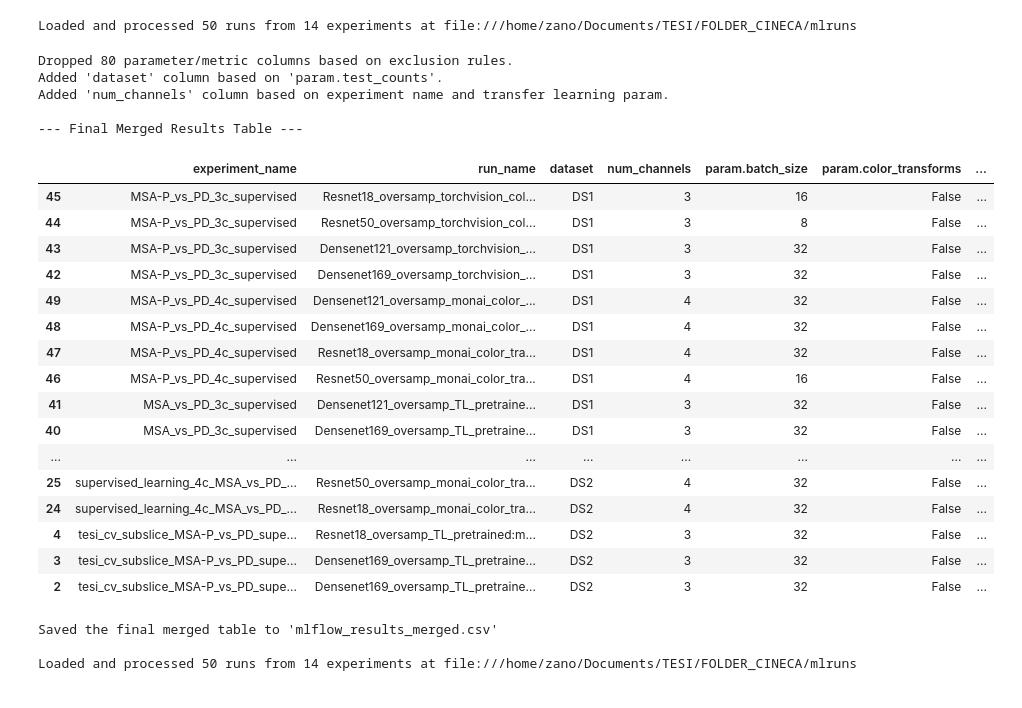
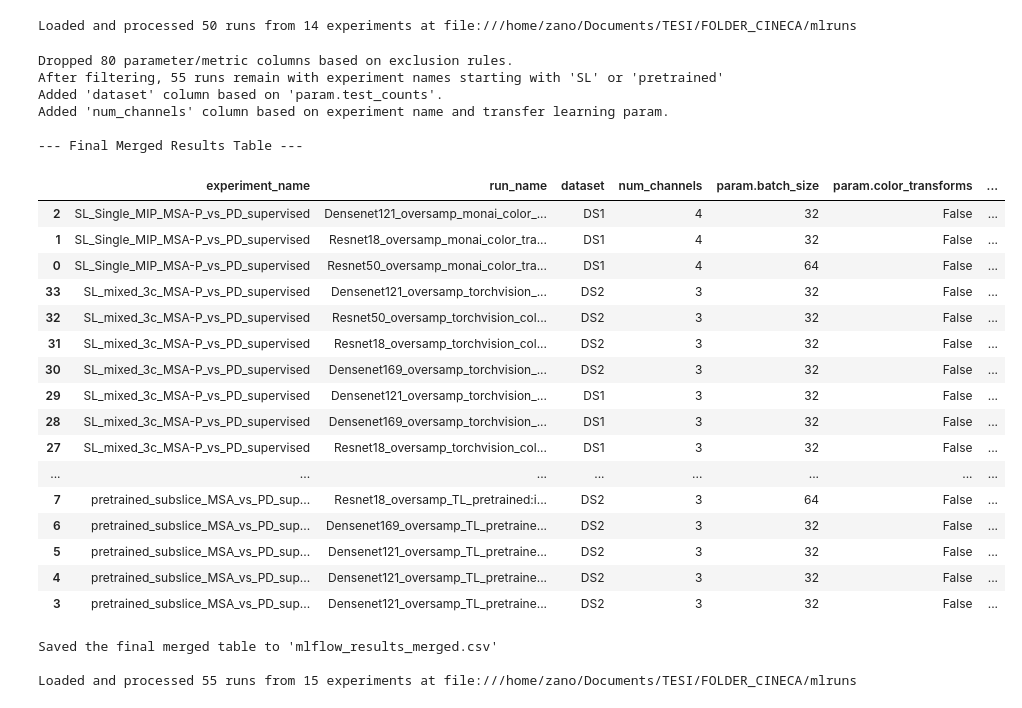
Before and after one commit to z4n0/MIND, a Jupyter notebook: notebooks/supervised_learning.ipynb, the cells around one changed output. Drawn from its saved outputs; the diff is of its cells as text; code cells hidden in the pictures.

```diff
--- a/notebooks/supervised_learning.ipynb
+++ b/notebooks/supervised_learning.ipynb
@@ -1577,6 +1577,16 @@ df.drop(columns=cols_to_drop, inplace=True, errors='ignore')
 
 print(f"Dropped {len(cols_to_drop)} parameter/metric columns based on exclusion rules.")
 
+
+# Create a boolean mask for rows to keep
+mask = (df['experiment_name'].str.startswith('SL', na=False) |
+        df['experiment_name'].str.startswith('pretrained', na=False))
+
+# Apply the filter
+df = df[mask]
+
+print(f"After filtering, {len(df)} runs remain with experiment names starting with 'SL' or 'pretrained'")
+
 # --- Add DATASET Column ---
 if 'param.test_counts' in df.columns:
     df['param.test_counts'] = pd.to_numeric(df['param.test_counts'], errors='coerce')
@@ -1608,49 +1618,50 @@ print("Added 'num_channels' column based on experiment name and transfer learnin
 
 # Define the desired column order
 id_cols = ['experiment_name', 'run_name', 'dataset', 'num_channels']
 param_cols = sorted([c for c in df.columns if c.startswith("param.")])
 metric_cols = sorted([c for c in df.columns if c.startswith("metric.")])
 
 # Construct the final list of columns, ensuring they exist in the DataFrame
 final_cols_order = [col for col in id_cols if col in df.columns] + \
                    [col for col in param_cols if col in df.columns] + \
                    [col for col in metric_cols if col in df.columns]
 
 # Create the final, reordered dataframe
 results_df = df[final_cols_order]
 
 pd.set_option("display.max_columns", 200)
 print("\n--- Final Merged Results Table ---")
 display(results_df)
 
 # Save the single, merged DataFrame to a CSV file
 results_df.to_csv("mlflow_results_merged.csv", index=False)
 print("\nSaved the final merged table to 'mlflow_results_merged.csv'")
 
 print(f"\nLoaded and processed {len(df)} runs from {len(experiments)} experiments at {tracking_uri}")
 # %% [output]
 Dropped 80 parameter/metric columns based on exclusion rules.
+After filtering, 55 runs remain with experiment names starting with 'SL' or 'pretrained'
 Added 'dataset' column based on 'param.test_counts'.
 Added 'num_channels' column based on experiment name and transfer learning param.
 
 --- Final Merged Results Table ---
 |  | experiment_name | run_name | dataset | num_channels | param.batch_size | param.color_transforms | ... |
-| 45 | MSA-P_vs_PD_3c_supervised | Resnet18_oversamp_torchvision_col... | DS1 | 3 | 16 | False | ... |
-| 44 | MSA-P_vs_PD_3c_supervised | Resnet50_oversamp_torchvision_col... | DS1 | 3 | 8 | False | ... |
-| 43 | MSA-P_vs_PD_3c_supervised | Densenet121_oversamp_torchvision_... | DS1 | 3 | 32 | False | ... |
-| 42 | MSA-P_vs_PD_3c_supervised | Densenet169_oversamp_torchvision_... | DS1 | 3 | 32 | False | ... |
-| 49 | MSA-P_vs_PD_4c_supervised | Densenet121_oversamp_monai_color_... | DS1 | 4 | 32 | False | ... |
-| 48 | MSA-P_vs_PD_4c_supervised | Densenet169_oversamp_monai_color_... | DS1 | 4 | 32 | False | ... |
-| 47 | MSA-P_vs_PD_4c_supervised | Resnet18_oversamp_monai_color_tra... | DS1 | 4 | 32 | False | ... |
-| 46 | MSA-P_vs_PD_4c_supervised | Resnet50_oversamp_monai_color_tra... | DS1 | 4 | 16 | False | ... |
-| 41 | MSA_vs_PD_3c_supervised | Densenet121_oversamp_TL_pretraine... | DS1 | 3 | 32 | False | ... |
-| 40 | MSA_vs_PD_3c_supervised | Densenet169_oversamp_TL_pretraine... | DS1 | 3 | 32 | False | ... |
+| 2 | SL_Single_MIP_MSA-P_vs_PD_supervised | Densenet121_oversamp_monai_color_... | DS1 | 4 | 32 | False | ... |
+| 1 | SL_Single_MIP_MSA-P_vs_PD_supervised | Resnet18_oversamp_monai_color_tra... | DS1 | 4 | 32 | False | ... |
+| 0 | SL_Single_MIP_MSA-P_vs_PD_supervised | Resnet50_oversamp_monai_color_tra... | DS1 | 4 | 64 | False | ... |
+| 33 | SL_mixed_3c_MSA-P_vs_PD_supervised | Densenet121_oversamp_torchvision_... | DS2 | 3 | 32 | False | ... |
+| 32 | SL_mixed_3c_MSA-P_vs_PD_supervised | Resnet50_oversamp_torchvision_col... | DS2 | 3 | 32 | False | ... |
+| 31 | SL_mixed_3c_MSA-P_vs_PD_supervised | Resnet18_oversamp_torchvision_col... | DS2 | 3 | 32 | False | ... |
+| 30 | SL_mixed_3c_MSA-P_vs_PD_supervised | Densenet169_oversamp_torchvision_... | DS2 | 3 | 32 | False | ... |
+| 29 | SL_mixed_3c_MSA-P_vs_PD_supervised | Densenet121_oversamp_torchvision_... | DS1 | 3 | 32 | False | ... |
+| 28 | SL_mixed_3c_MSA-P_vs_PD_supervised | Densenet169_oversamp_torchvision_... | DS1 | 3 | 32 | False | ... |
+| 27 | SL_mixed_3c_MSA-P_vs_PD_supervised | Resnet18_oversamp_torchvision_col... | DS1 | 3 | 32 | False | ... |
 | ... | ... | ... | ... | ... | ... | ... | ... |
-| 25 | supervised_learning_4c_MSA_vs_PD_... | Resnet50_oversamp_monai_color_tra... | DS2 | 4 | 32 | False | ... |
-| 24 | supervised_learning_4c_MSA_vs_PD_... | Resnet18_oversamp_monai_color_tra... | DS2 | 4 | 32 | False | ... |
-| 4 | tesi_cv_subslice_MSA-P_vs_PD_supe... | Resnet18_oversamp_TL_pretrained:m... | DS2 | 3 | 32 | False | ... |
-| 3 | tesi_cv_subslice_MSA-P_vs_PD_supe... | Densenet169_oversamp_TL_pretraine... | DS2 | 3 | 32 | False | ... |
-| 2 | tesi_cv_subslice_MSA-P_vs_PD_supe... | Densenet169_oversamp_TL_pretraine... | DS2 | 3 | 32 | False | ... |
+| 7 | pretrained_subslice_MSA_vs_PD_sup... | Resnet18_oversamp_TL_pretrained:i... | DS2 | 3 | 64 | False | ... |
+| 6 | pretrained_subslice_MSA_vs_PD_sup... | Densenet169_oversamp_TL_pretraine... | DS2 | 3 | 32 | False | ... |
+| 5 | pretrained_subslice_MSA_vs_PD_sup... | Densenet121_oversamp_TL_pretraine... | DS2 | 3 | 32 | False | ... |
+| 4 | pretrained_subslice_MSA_vs_PD_sup... | Densenet121_oversamp_TL_pretraine... | DS2 | 3 | 32 | False | ... |
+| 3 | pretrained_subslice_MSA_vs_PD_sup... | Densenet121_oversamp_TL_pretraine... | DS2 | 3 | 32 | False | ... |
 Saved the final merged table to 'mlflow_results_merged.csv'
 
-Loaded and processed 50 runs from 14 experiments at file:///home/zano/Documents/TESI/FOLDER_CINECA/mlruns
+Loaded and processed 55 runs from 15 experiments at file:///home/zano/Documents/TESI/FOLDER_CINECA/mlruns
```
Also changed, not shown: 6 other files.
